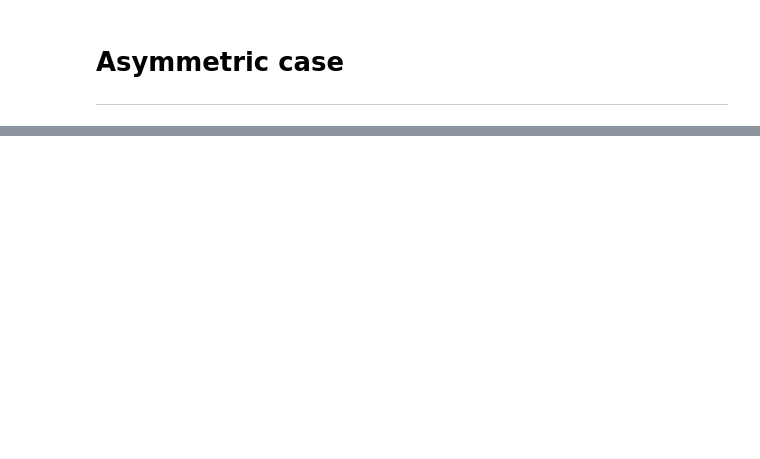
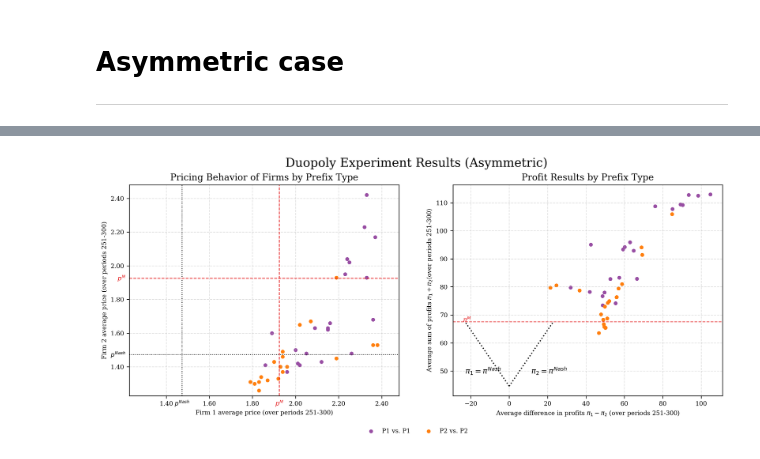
Before and after one commit to luciasauer/algorithmic_pricing_llms, a Jupyter notebook: notebooks/results_duopoly_plots.ipynb, the cells around one changed output, grey strips where cells are left out. Cells and saved outputs as stored; diff of their text form; code cells hidden in the pictures; blank space fills up the shorter version.

```diff
--- a/notebooks/results_duopoly_plots.ipynb
+++ b/notebooks/results_duopoly_plots.ipynb
@@ -82,0 +157,12 @@ shape: (5, 40)
+# %%
+plot_duopoly_results_from_df(
+    df=df_asym,
+    p_nash=p_nash,
+    p_m=p_m,
+    pi_nash=pi_nash,
+    pi_m=pi_m,
+    title="Duopoly Experiment Results (Asymmetric)",
+    save_path=DUOPOLY_OUPUT_PATH / "duopoly_experiment_asymmetric_results",
+)
+# %% [output]
+[figure, added]
```
Also changed, not shown: parts of 4 cells of this notebook, 1 other file.
